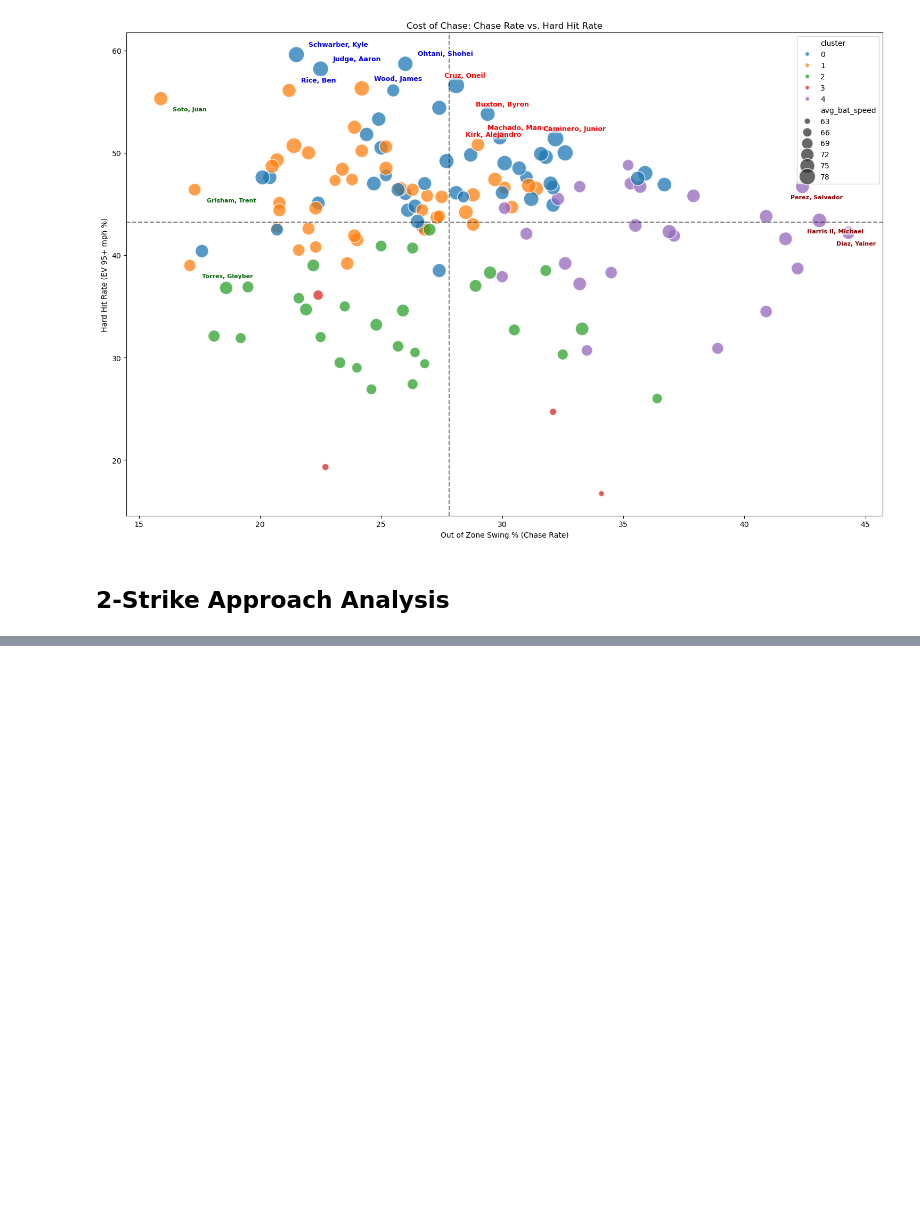
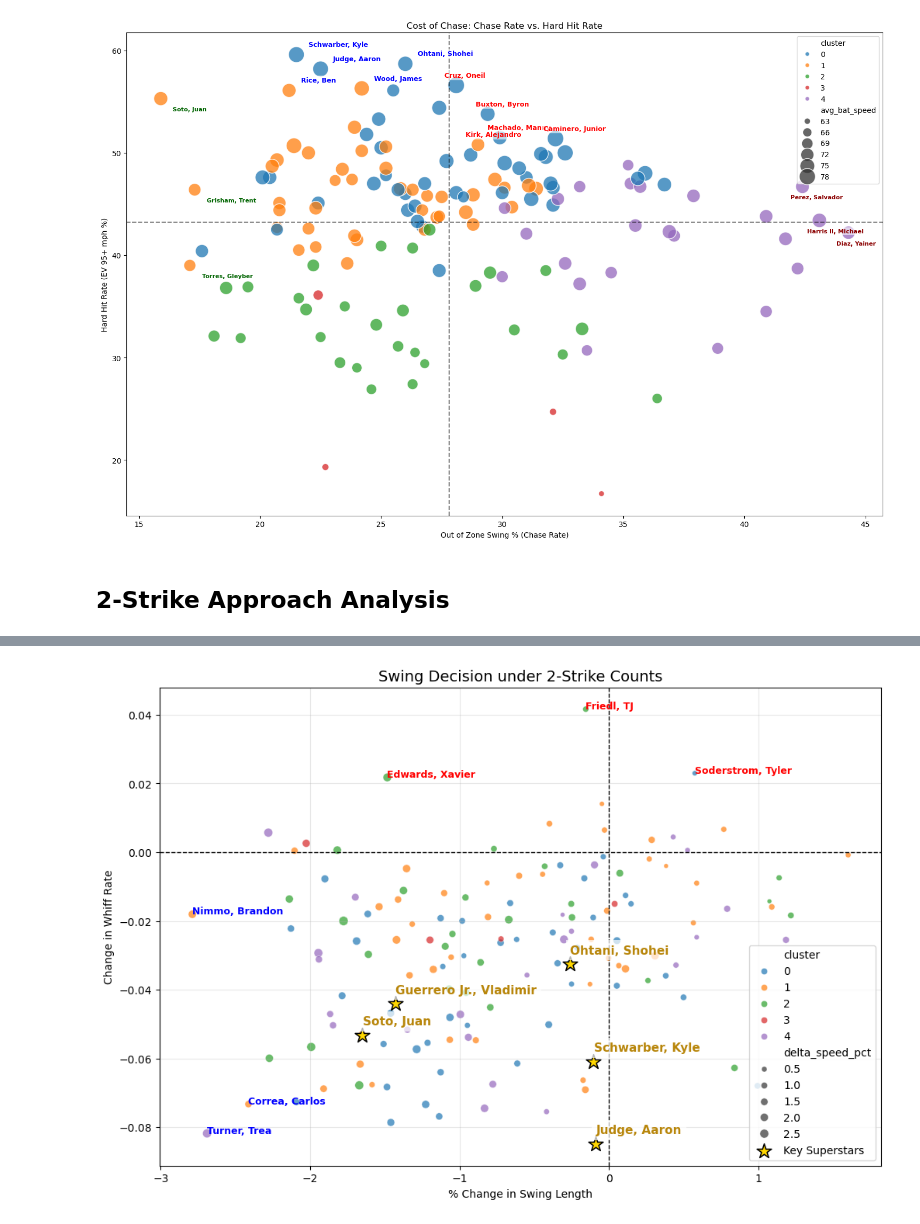
Before and after one commit to Gilbert-Wuu/2025-MLB-Swing-Decision-Analysis, a Jupyter notebook: swing_analysis.ipynb, the cells around one changed output, grey strips where cells are left out. Saved outputs shown, nothing was run; the diff lists cells and outputs as text; code cells hidden in the pictures; blank space fills up the shorter version.

```diff
--- a/swing_analysis.ipynb
+++ b/swing_analysis.ipynb
@@ -445,3 +452,5 @@ plt.show()
 [figure]
 # %% [markdown]
 ## 2-Strike Approach Analysis
+# %%
+df_2s = pd.read_csv('2-strike-bat-tracking.csv').rename(columns={'id': 'player_id'})
@@ -447,0 +484,64 @@ plt.show()
+# %%
+# Calculate Percentage Changes (Deltas)
+# How much shorter is the swing?
+comp_2s['delta_length_pct'] = (comp_2s['swing_length_2s'] - comp_2s['swing_length_avg']) / comp_2s['swing_length_avg'] * 100
+
+# How much speed is sacrificed?
+comp_2s['delta_speed_pct'] = (comp_2s['avg_bat_speed_2s'] - comp_2s['avg_bat_speed_avg']) / comp_2s['avg_bat_speed_avg'] * 100
+
+# Whiff Rate Change (Absolute difference)
+comp_2s['delta_whiff'] = comp_2s['whiff_per_swing'] - (comp_2s['whiff_percent'] / 100)
+
+# How does squared-up rate change?
+comp_2s['delta_squared_up'] = (comp_2s['squared_up_per_swing_2s'] - (comp_2s['squared_up_per_swing_avg'])) / comp_2s['squared_up_per_swing_avg'] * 100
+# %%
+plt.figure(figsize=(12, 8))
+sns.scatterplot(
+    data=comp_2s,
+    x='delta_length_pct',
+    y='delta_whiff',
+    hue='cluster',
+    size=comp_2s['delta_speed_pct'].abs(), # Size represents speed sacrifice
+    palette='tab10',
+    alpha=0.7
+)
+
+stars_to_label = ['Judge, Aaron', 'Ohtani, Shohei', 'Soto, Juan', 'Guerrero Jr., Vladimir', 'Schwarber, Kyle']
+stars_df = comp_2s[comp_2s['last_name, first_name'].isin(stars_to_label)]
+
+# Highlight Stars with a larger, distinct marker
+sns.scatterplot(data=stars_df, x='delta_length_pct', y='delta_whiff',
+                color='gold', s=200, edgecolor='black', marker='*', label='Key Superstars')
+
+# Annotate outliers
+efficient_adjusters = comp_2s.nsmallest(3, 'delta_length_pct')
+stubborn_hitters = comp_2s.nlargest(3, 'delta_whiff')
+
+labeled_names = set()
+
+for i, row in stars_df.iterrows():
+    name = row['last_name, first_name']
+    if name in labeled_names:
+        continue
+    plt.text(row['delta_length_pct'] + 0.003, row['delta_whiff'] + 0.003, row['last_name, first_name'],
+             fontsize=11, fontweight='bold', color='darkgoldenrod',
+             bbox=dict(facecolor='white', alpha=0.7, edgecolor='none'))
+    labeled_names.add(name)
+
+for df, color in zip([efficient_adjusters, stubborn_hitters], ['blue', 'red']):
+    for i, row in df.iterrows():
+        name = row['last_name, first_name']
+        if name in labeled_names:
+            continue
+        plt.text(row['delta_length_pct'], row['delta_whiff'], row['last_name, first_name'],
+                 fontsize=9, fontweight='bold', color=color)
+
+plt.axhline(0, color='black', lw=1, ls='--')
+plt.axvline(0, color='black', lw=1, ls='--')
+plt.title('Swing Decision under 2-Strike Counts', fontsize=14)
+plt.xlabel('% Change in Swing Length')
+plt.ylabel('Change in Whiff Rate')
+plt.grid(True, alpha=0.3)
+plt.show()
+# %% [output]
+[figure, added]
```
Also changed, not shown: parts of 6 cells of this notebook.
